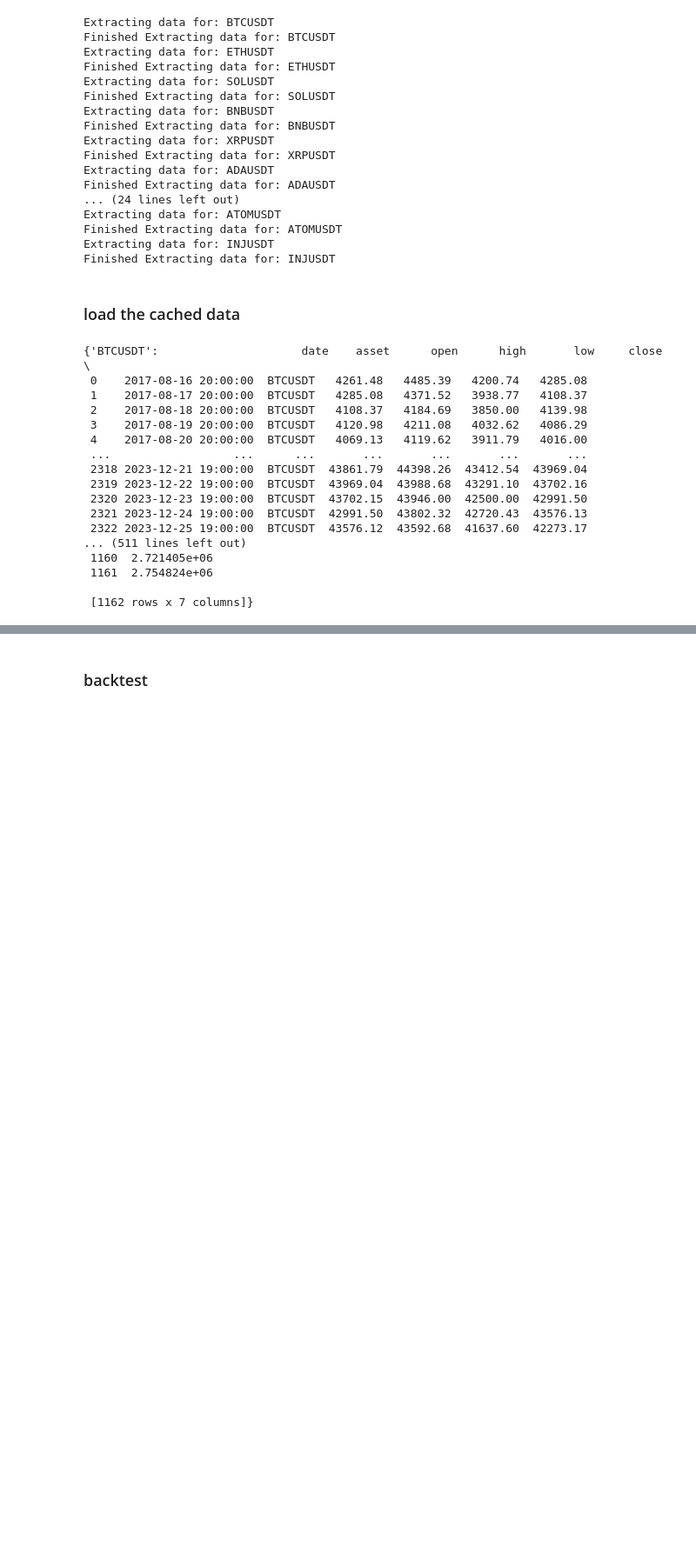
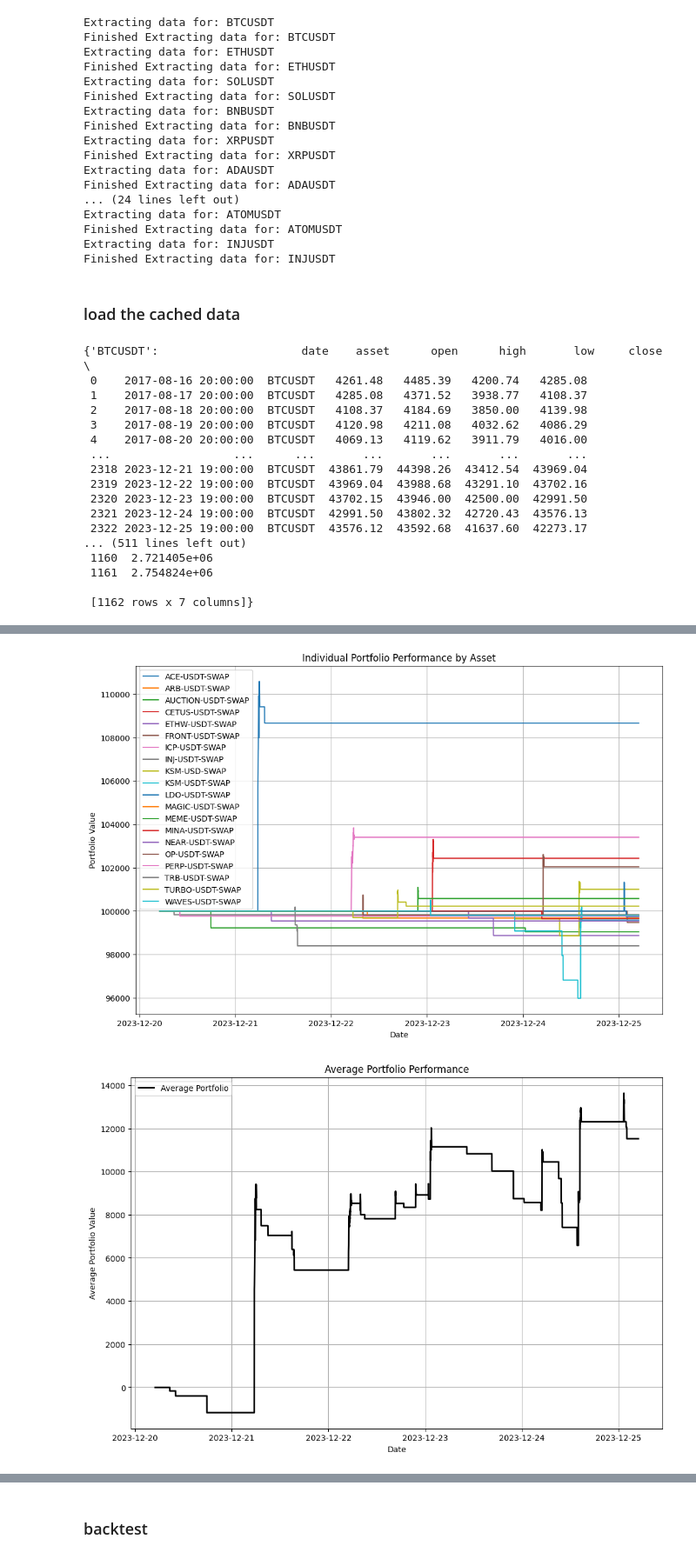
Before and after one commit to sculd/kristjan_swing-, a Jupyter notebook: sandbox.ipynb, the cells around one changed output, grey strips where cells are left out. Shown at 87% size. Cells and saved outputs as stored; diff of their text form; code cells hidden in the pictures; blank space fills up the shorter version.

```diff
--- a/sandbox.ipynb
+++ b/sandbox.ipynb
@@ -376,0 +248,6 @@ data
+# %%
+# min_perc_increase = 7
+all_portfolios_ = describe_backtest_(data_dict_, closed_trades_, open_trades_, portfolio_value)
+# %% [output]
+[figure, added]
+[figure, added]
```
Also changed, not shown: parts of 21 cells of this notebook.
